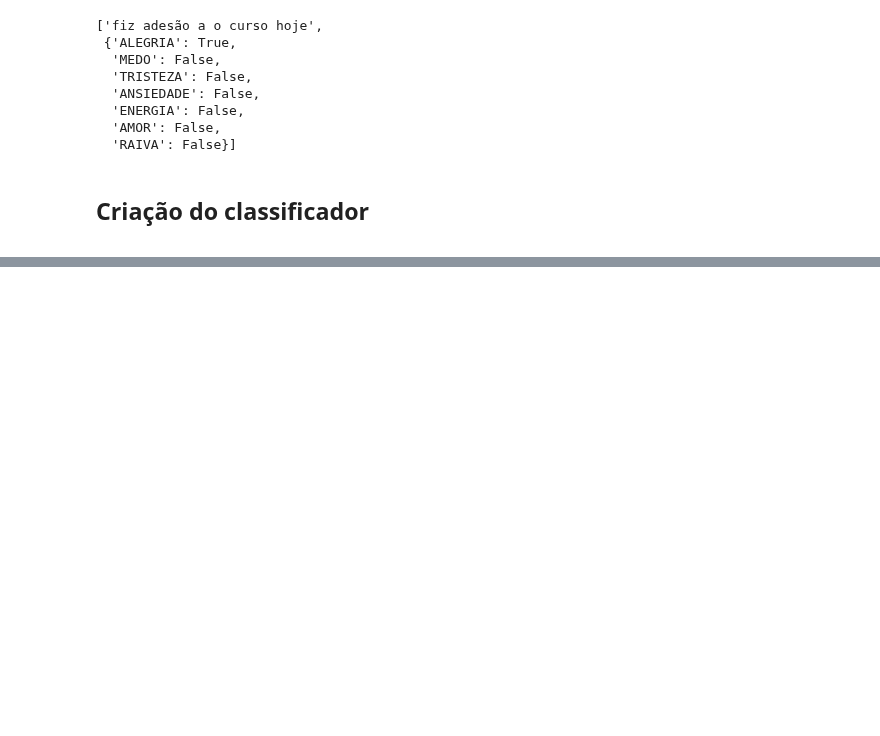
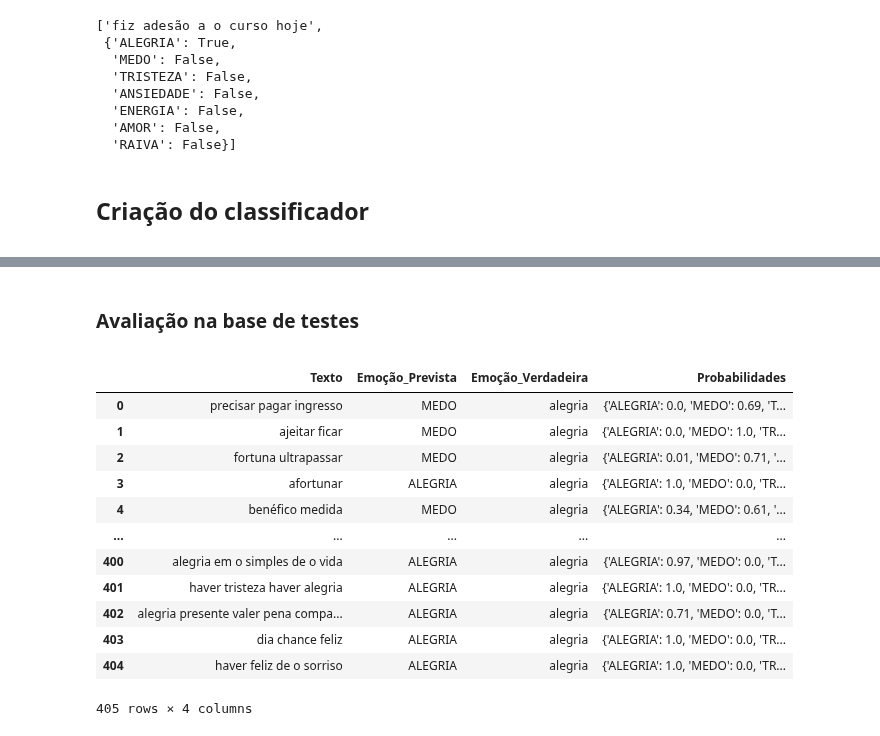
Before and after one commit to SisouDev/iaAlg, a Jupyter notebook: PLN/pln.ipynb, the cells around one changed output, grey strips where cells are left out. Drawn from its saved outputs; the diff is of its cells as text; code cells hidden in the pictures; blank space fills up the shorter version.

```diff
--- a/PLN/pln.ipynb
+++ b/PLN/pln.ipynb
@@ -610,0 +663,9 @@ array([1.68485232, 0.01262188, 0.01147488, 0.01037676, 0.01042251,
+# %%
+texto_negativo = 'estou com medo dele'
+previsao = modelo_carregado(preprocessing(texto_negativo))
+resultados = previsao.cats
+resultados_ordenados = sorted(resultados.items(), key=lambda x: x[1], reverse=True)
+
+print("Resultado da Previsão:")
+for categoria, probabilidade in resultados_ordenados:
+    print(f"{categoria}: {probabilidade:.2f}")
@@ -610,0 +723,48 @@ array([1.68485232, 0.01262188, 0.01147488, 0.01037676, 0.01042251,
+# %% [markdown]
+<span style="font-family: 'Trebuchet MS', sans-serif;">
+
+### Avaliação na base de testes
+</span>
+# %%
+base_dados_teste = pd.read_csv('./data/base_teste.txt', encoding = 'utf-8')
+# %%
+base_dados_teste['texto'] = base_dados_teste['texto'].apply(preprocessing)
+# %%
+resultados_formatados_teste = []
+
+for index, row in base_dados_teste.iterrows():
+    # Realizar a previsão para o texto atual
+    previsaobd_teste = modelo_carregado(row['texto'])
+
+    # Arredondar as probabilidades para duas casas decimais
+    probabilidades_formatadas_teste = {emocao: round(
+        probabilidade, 2) for emocao, probabilidade in previsaobd_teste.cats.items()}
+
+    # Armazenar os resultados formatados em um dicionário
+    resultado_atual_teste = {
+        'Texto': row['texto'],
+        'Emoção_Prevista': max(previsaobd_teste.cats, key=previsaobd_teste.cats.get),
+        'Emoção_Verdadeira': row['emocao'],
+        'Probabilidades': probabilidades_formatadas_teste
+
+    }
+
+    # Adicionar o resultado atual à lista de resultados formatados
+    resultados_formatados_teste.append(resultado_atual_teste)
+df_resultados_teste = pd.DataFrame(resultados_formatados_teste)
+# %%
+df_resultados_teste
+# %% [output]
+|  | Texto | Emoção_Prevista | Emoção_Verdadeira | Probabilidades |
+| 0 | precisar pagar ingresso | MEDO | alegria | {'ALEGRIA': 0.0, 'MEDO': 0.69, 'T... |
+| 1 | ajeitar ficar | MEDO | alegria | {'ALEGRIA': 0.0, 'MEDO': 1.0, 'TR... |
+| 2 | fortuna ultrapassar | MEDO | alegria | {'ALEGRIA': 0.01, 'MEDO': 0.71, '... |
+| 3 | afortunar | ALEGRIA | alegria | {'ALEGRIA': 1.0, 'MEDO': 0.0, 'TR... |
+| 4 | benéfico medida | MEDO | alegria | {'ALEGRIA': 0.34, 'MEDO': 0.61, '... |
+| ... | ... | ... | ... | ... |
+| 400 | alegria em o simples de o vida | ALEGRIA | alegria | {'ALEGRIA': 0.97, 'MEDO': 0.0, 'T... |
+| 401 | haver tristeza haver alegria | ALEGRIA | alegria | {'ALEGRIA': 1.0, 'MEDO': 0.0, 'TR... |
+| 402 | alegria presente valer pena compa... | ALEGRIA | alegria | {'ALEGRIA': 0.71, 'MEDO': 0.0, 'T... |
+| 403 | dia chance feliz | ALEGRIA | alegria | {'ALEGRIA': 1.0, 'MEDO': 0.0, 'TR... |
+| 404 | haver feliz de o sorriso | ALEGRIA | alegria | {'ALEGRIA': 1.0, 'MEDO': 0.0, 'TR... |
+405 rows × 4 columns
```
Also changed, not shown: parts of 16 cells of this notebook, 11 other files.
